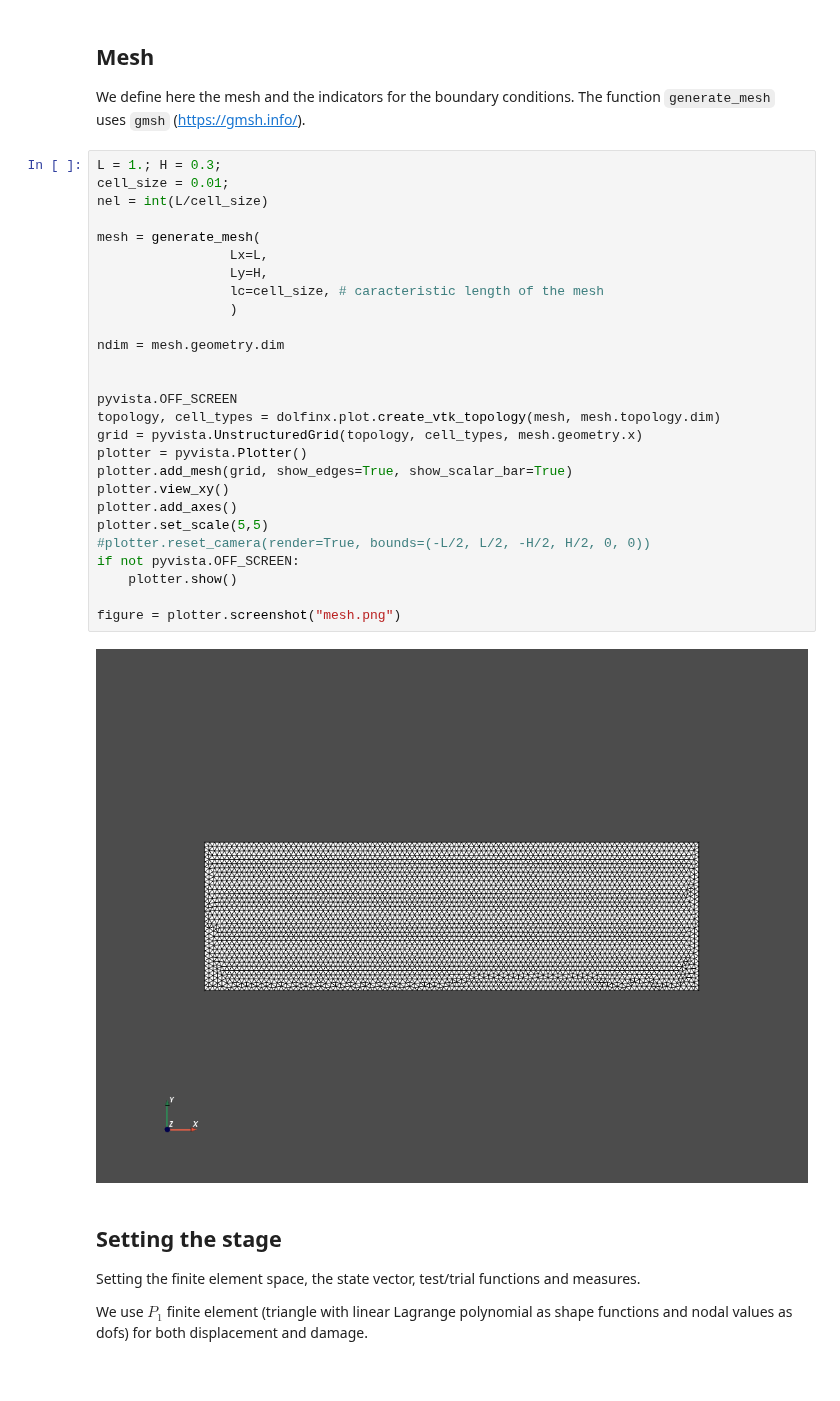
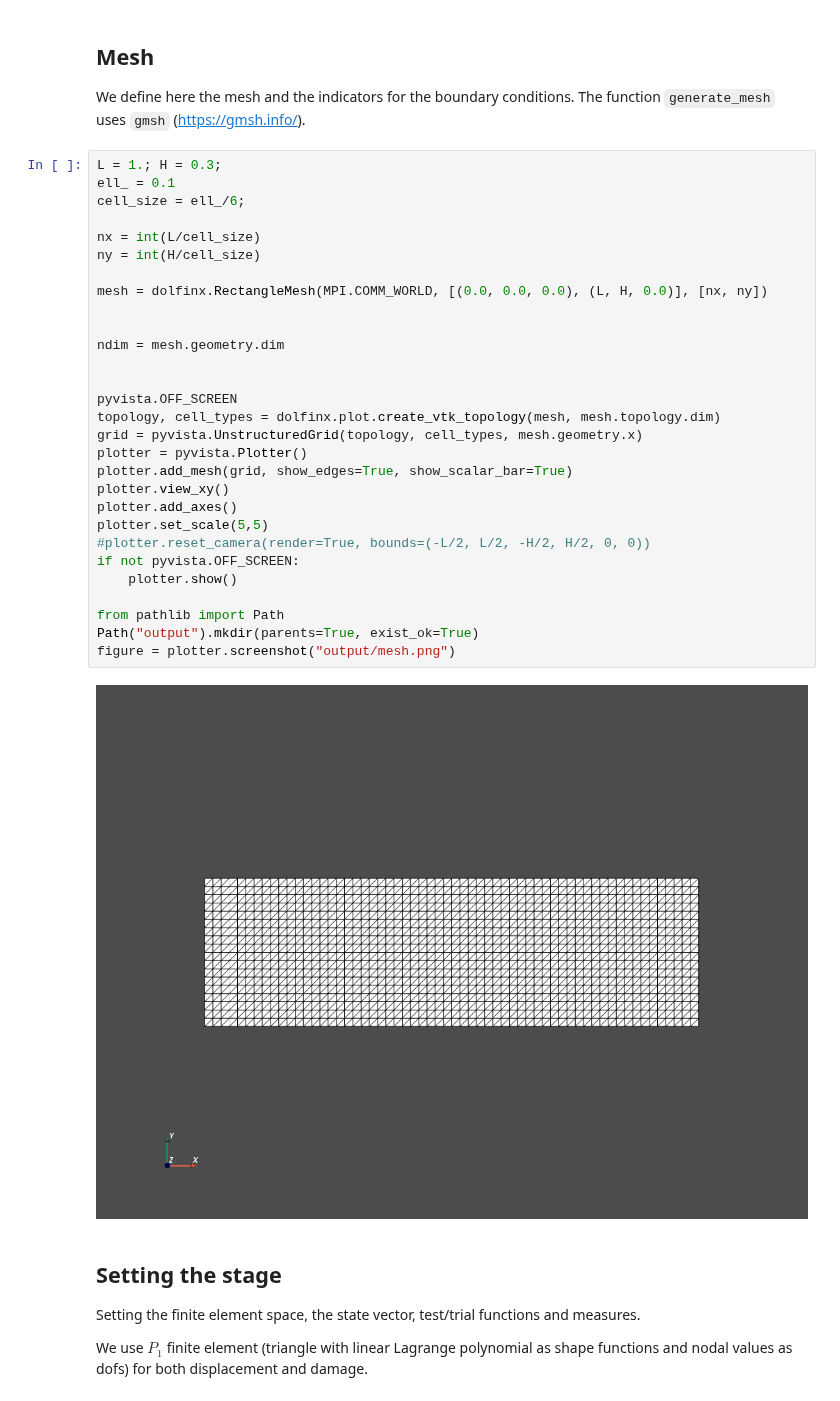
Before and after one commit to newfrac/fenicsx-fracture, a Jupyter notebook: book/04-phase-field/phase-field.ipynb, the cells around one changed output. Drawn from its saved outputs; the diff is of its cells as text.

```diff
--- a/book/04-phase-field/phase-field.ipynb
+++ b/book/04-phase-field/phase-field.ipynb
@@ -118,33 +87,35 @@ def plot_state(state,load=None):
 We define here the mesh and the indicators for the boundary conditions. The function `generate_mesh` uses `gmsh` (https://gmsh.info/).
 # %%
 L = 1.; H = 0.3;
-cell_size = 0.01;
-nel = int(L/cell_size)
+ell_ = 0.1
+cell_size = ell_/6;
 
-mesh = generate_mesh(
-                 Lx=L,
-                 Ly=H,
-                 lc=cell_size, # caracteristic length of the mesh
-                 )
+nx = int(L/cell_size)
+ny = int(H/cell_size)
+
+mesh = dolfinx.RectangleMesh(MPI.COMM_WORLD, [(0.0, 0.0, 0.0), (L, H, 0.0)], [nx, ny])
+
 
 ndim = mesh.geometry.dim
 
 
 pyvista.OFF_SCREEN
 topology, cell_types = dolfinx.plot.create_vtk_topology(mesh, mesh.topology.dim)
 grid = pyvista.UnstructuredGrid(topology, cell_types, mesh.geometry.x)
 plotter = pyvista.Plotter()
 plotter.add_mesh(grid, show_edges=True, show_scalar_bar=True)
 plotter.view_xy()
 plotter.add_axes()
 plotter.set_scale(5,5)
 #plotter.reset_camera(render=True, bounds=(-L/2, L/2, -H/2, H/2, 0, 0))
 if not pyvista.OFF_SCREEN:
     plotter.show()
 
-figure = plotter.screenshot("mesh.png")
+from pathlib import Path
+Path("output").mkdir(parents=True, exist_ok=True)
+figure = plotter.screenshot("output/mesh.png")
 # %% [output]
-[figure, old version]
+[figure, new version]
 # %% [markdown]
 ## Setting the stage
 
```
Also changed, not shown: parts of 17 cells of this notebook, 3 other files.
